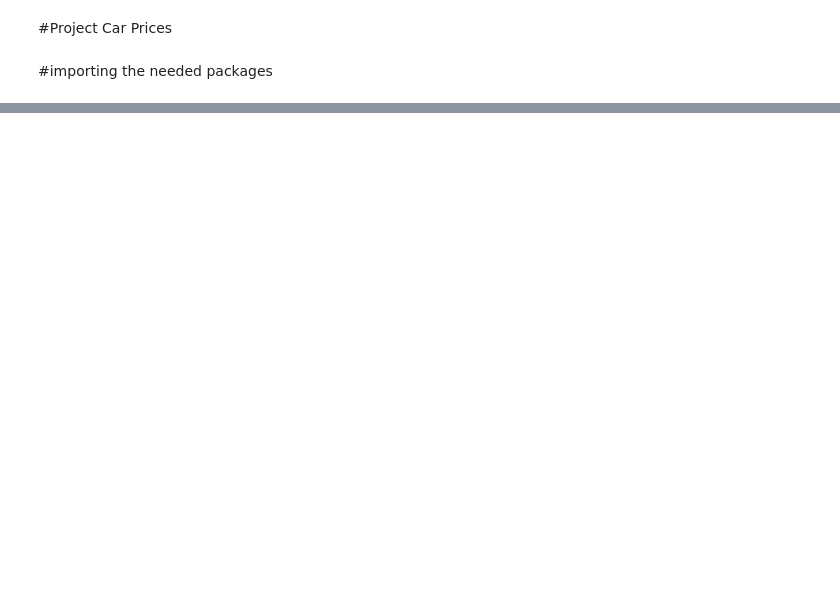
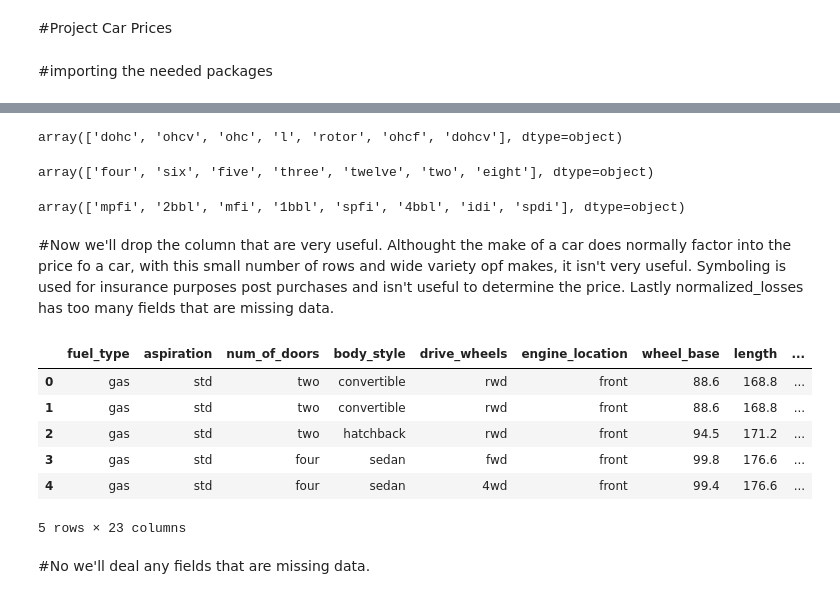
Before and after one commit to peterkoebel/Project-Car-Prices, a Jupyter notebook: Project Car Prices.ipynb, the cells around one changed output, grey strips where cells are left out. Cells and saved outputs as stored; diff of their text form; code cells hidden in the pictures; blank space fills up the shorter version.

```diff
--- a/Project Car Prices.ipynb
+++ b/Project Car Prices.ipynb
@@ -12,0 +208,28 @@ from sklearn.model_selection import train_test_split
+# %%
+data.engine_type.unique()
+# %% [output]
+array(['dohc', 'ohcv', 'ohc', 'l', 'rotor', 'ohcf', 'dohcv'], dtype=object)
+# %%
+data.num_of_cylinders.unique()
+# %% [output]
+array(['four', 'six', 'five', 'three', 'twelve', 'two', 'eight'], dtype=object)
+# %%
+data.fuel_system.unique()
+# %% [output]
+array(['mpfi', '2bbl', 'mfi', '1bbl', 'spfi', '4bbl', 'idi', 'spdi'], dtype=object)
+# %% [markdown]
+#Now we'll drop the column that are very useful. Althought the make of a car does normally factor into the price fo a car, with this small number of rows and wide variety opf makes, it isn't very useful. Symboling is used for insurance purposes post purchases and isn't useful to determine the price. Lastly normalized_losses has too many fields that are missing data.
+# %%
+data.drop(['make', 'symboling', 'normalized_losses'], axis=1, inplace = True)
+# %%
+data.head()
+# %% [output]
+|  | fuel_type | aspiration | num_of_doors | body_style | drive_wheels | engine_location | wheel_base | length | ... |
+| 0 | gas | std | two | convertible | rwd | front | 88.6 | 168.8 | ... |
+| 1 | gas | std | two | convertible | rwd | front | 88.6 | 168.8 | ... |
+| 2 | gas | std | two | hatchback | rwd | front | 94.5 | 171.2 | ... |
+| 3 | gas | std | four | sedan | fwd | front | 99.8 | 176.6 | ... |
+| 4 | gas | std | four | sedan | 4wd | front | 99.4 | 176.6 | ... |
+5 rows × 23 columns
+# %% [markdown]
+#No we'll deal any fields that are missing data.
```
Also changed, not shown: parts of 69 cells of this notebook.
